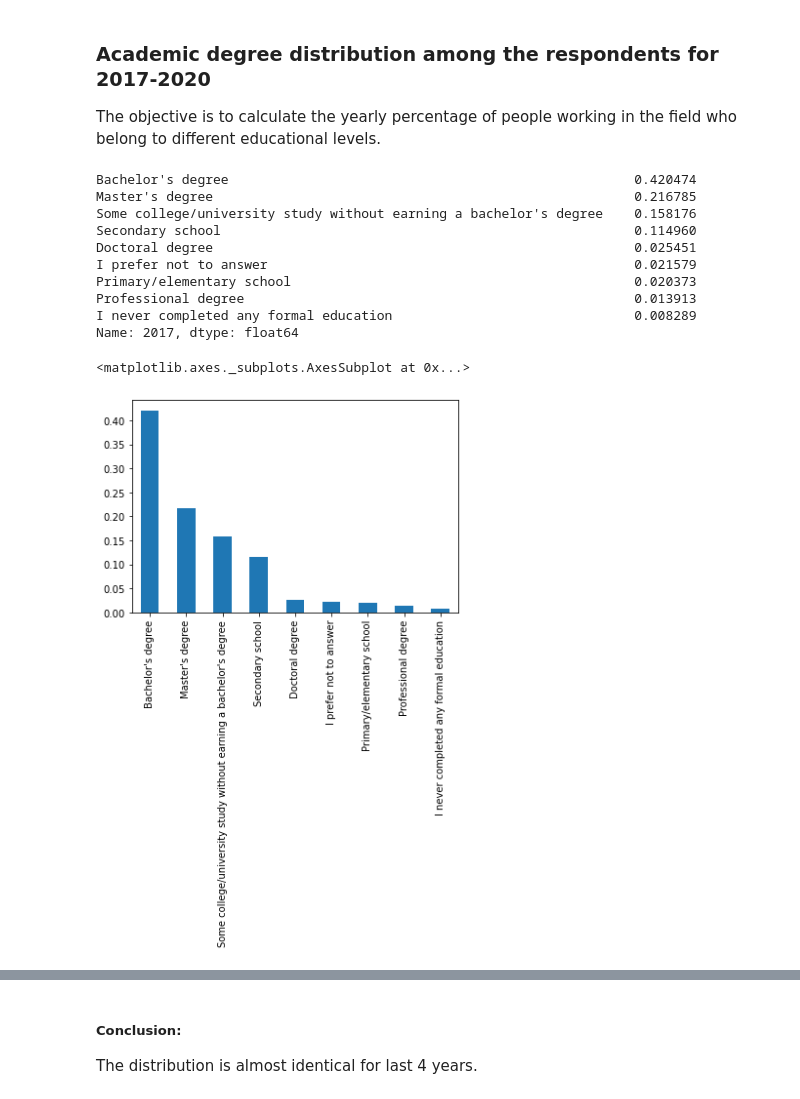
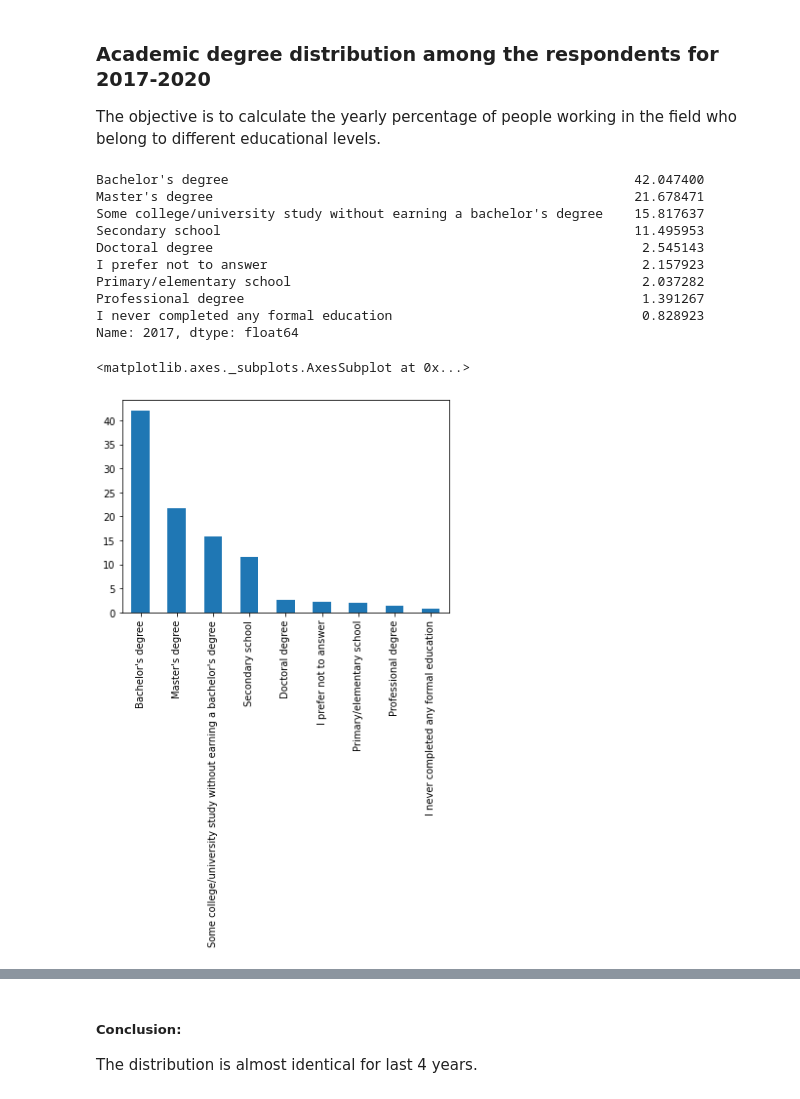
Before and after one commit to unclesyova/DSnanodegree_Project1, a Jupyter notebook: IT_trends.ipynb, the cells around one changed output, grey strips where cells are left out. Drawn from its saved outputs; the diff is of its cells as text; code cells hidden in the pictures.

```diff
--- a/IT_trends.ipynb
+++ b/IT_trends.ipynb
@@ -22,24 +22,25 @@ The objective is to calculate the yearly percentage of people working in the fie
 # %%
 df2017_cleared = df2017['FormalEducation'].dropna()
 df2017_cleared = df2017_cleared.value_counts()
 df2017_cleared = df2017_cleared/df2017_cleared.sum()
 df2017_cleared.name = '2017'
+df2017_cleared = df2017_cleared * 100
 print(df2017_cleared)
 
 df2017_cleared.plot(kind='bar')
 # %% [output]
-Bachelor's degree                                                    0.420474
-Master's degree                                                      0.216785
-Some college/university study without earning a bachelor's degree    0.158176
-Secondary school                                                     0.114960
-Doctoral degree                                                      0.025451
-I prefer not to answer                                               0.021579
-Primary/elementary school                                            0.020373
-Professional degree                                                  0.013913
-I never completed any formal education                               0.008289
+Bachelor's degree                                                    42.047400
+Master's degree                                                      21.678471
+Some college/university study without earning a bachelor's degree    15.817637
+Secondary school                                                     11.495953
+Doctoral degree                                                       2.545143
+I prefer not to answer                                                2.157923
+Primary/elementary school                                             2.037282
+Professional degree                                                   1.391267
+I never completed any formal education                                0.828923
 Name: 2017, dtype: float64
 <matplotlib.axes._subplots.AxesSubplot at 0x...>
-[figure, old version]
+[figure, new version]
 # %%
 #Mapping to insure uniformity of data
 degree_mapping = {'Bachelor’s degree (BA, BS, B.Eng., etc.)': "Bachelor's degree",
```
Also changed, not shown: parts of 15 cells of this notebook.
